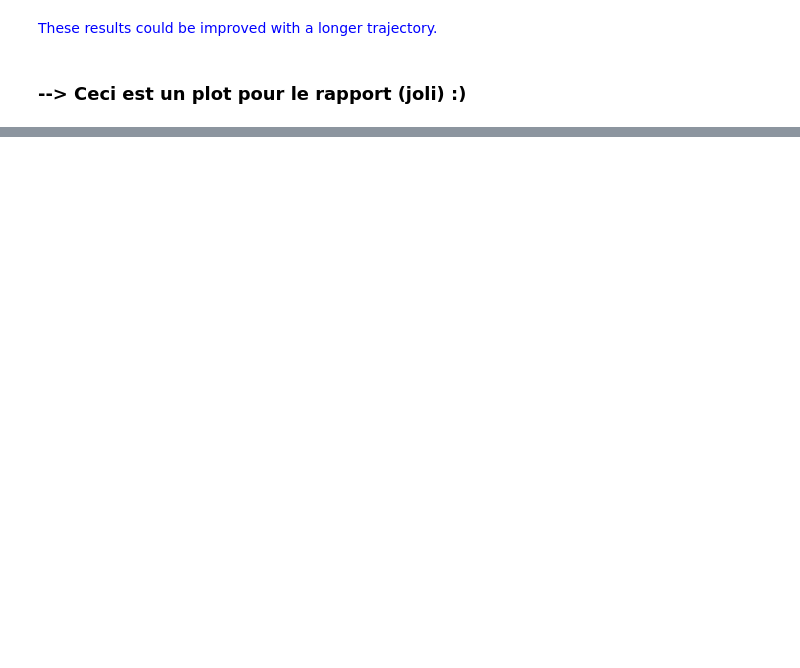
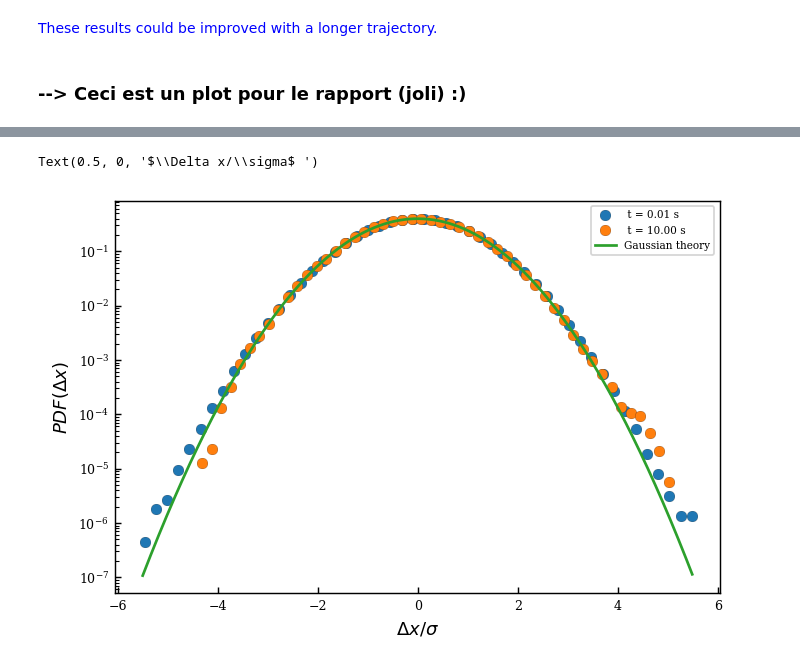
Before and after one commit to ElodieMillan/Brownian-particle-near-wall, a Jupyter notebook: OptimizedCython/ResultsRigidWallOverdamped_CYTHON.ipynb, the cells around one changed output, grey strips where cells are left out. Drawn from its saved outputs; the diff is of its cells as text; code cells hidden in the pictures; blank space fills up the shorter version.

```diff
--- a/OptimizedCython/ResultsRigidWallOverdamped_CYTHON.ipynb
+++ b/OptimizedCython/ResultsRigidWallOverdamped_CYTHON.ipynb
@@ -480,0 +484,23 @@ plt.legend(fontsize="xx-small")
+# %%
+I = [1,1000]
+
+for i in I:
+
+    Dezs = (langevin3D.x[0:-i] - langevin3D.x[i:])
+    Dezs = Dezs / np.std(Dezs) #division par standard déviation
+    hist, bins_center = pdf(Dezs, bins = 50)
+    plt.plot(bins_center, hist, "o",label = " t = {:.2f} s".format(langevin3D.t[i]))
+
+
+x_theo = np.arange(-5.5,5.5, 0.01)
+gaussian_theo = gauss_function(x_theo, 1, 0, 1)
+gaussian_theo = gaussian_theo * 1/np.trapz(gaussian_theo, x_theo)
+
+plt.semilogy(x_theo, gaussian_theo, label="Gaussian theory")
+
+plt.legend(fontsize="xx-small")
+plt.ylabel("$PDF(\Delta x)$")
+plt.xlabel("$\Delta x/\sigma$ ") #($\mu m$)
+# %% [output]
+Text(0.5, 0, '$\\Delta x/\\sigma$ ')
+[figure, added]
```
Also changed, not shown: parts of 18 cells of this notebook, 12 other files.
